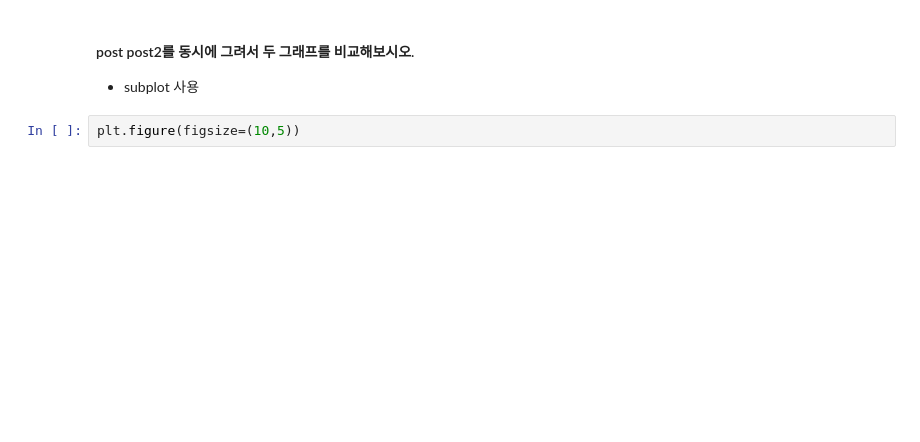
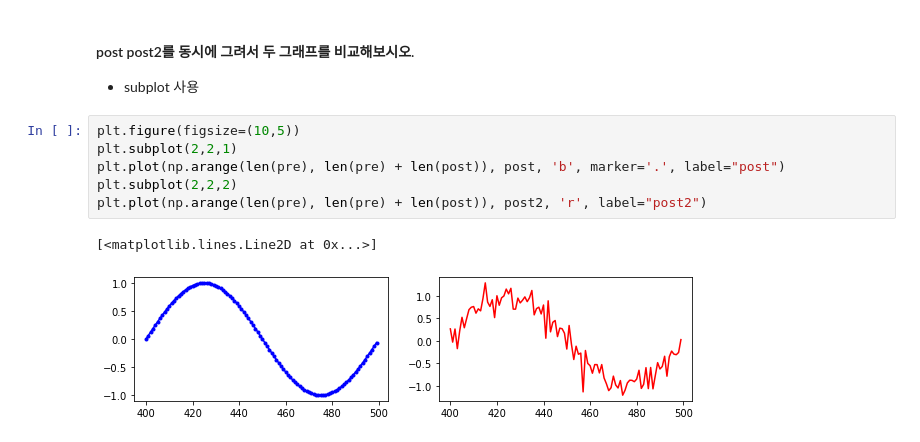
Before and after one commit to loosiu/pdm14, a Jupyter notebook: py-pandas/pandas_4_visualizing_df.ipynb, the cells around one changed output. Cells and saved outputs as stored; diff of their text form; blank space fills up the shorter version.

```diff
--- a/py-pandas/pandas_4_visualizing_df.ipynb
+++ b/py-pandas/pandas_4_visualizing_df.ipynb
@@ -162,5 +235,12 @@ plt.show();
 #### post  post2를 동시에 그려서 두 그래프를 비교해보시오.
 
 - subplot 사용
-# %%
-plt.figure(figsize=(10,5))
+# %%
+plt.figure(figsize=(10,5))
+plt.subplot(2,2,1)
+plt.plot(np.arange(len(pre), len(pre) + len(post)), post, 'b', marker='.', label="post")
+plt.subplot(2,2,2)
+plt.plot(np.arange(len(pre), len(pre) + len(post)), post2, 'r', label="post2")
+# %% [output]
+[<matplotlib.lines.Line2D at 0x...>]
+[figure, added]
```
Also changed, not shown: parts of 18 cells of this notebook.
